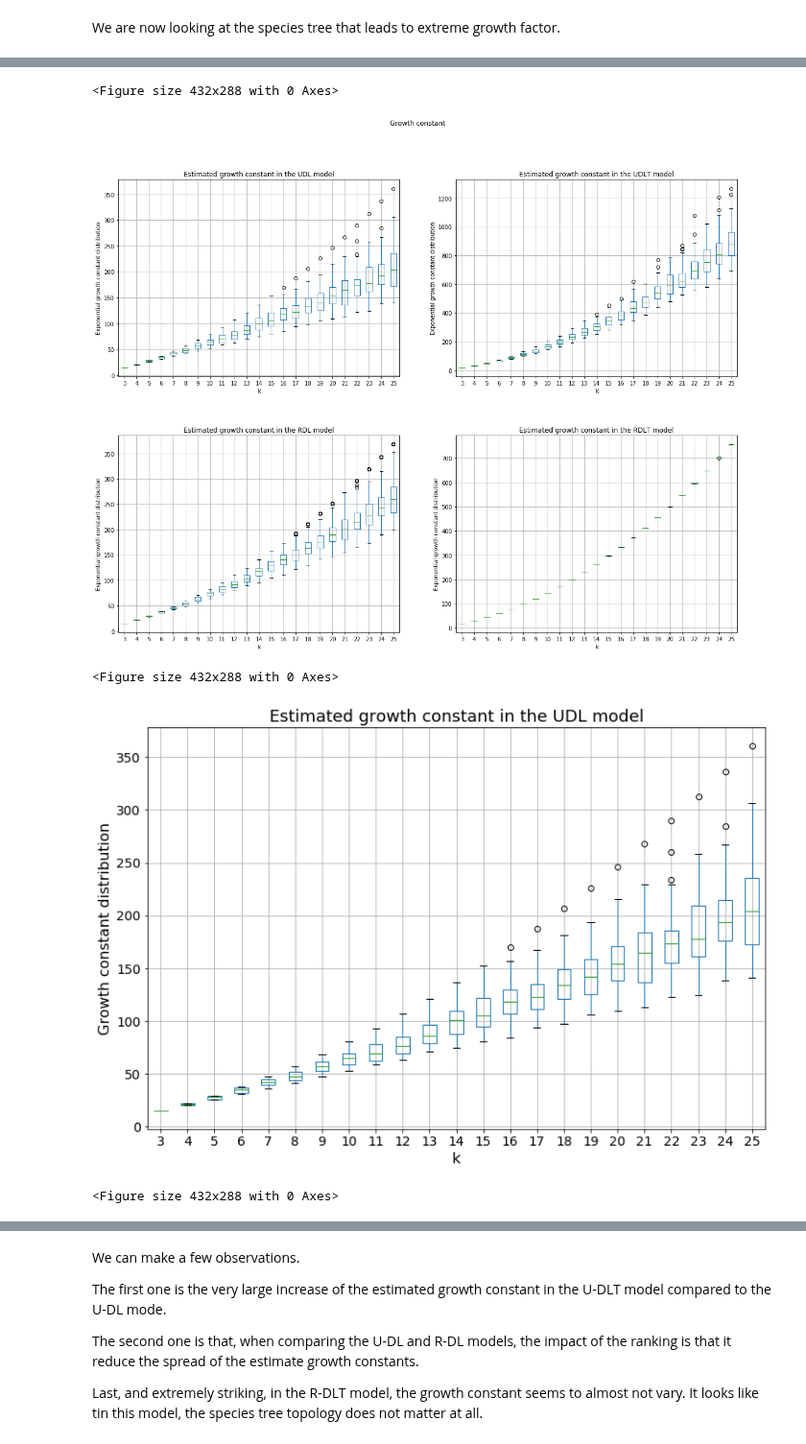
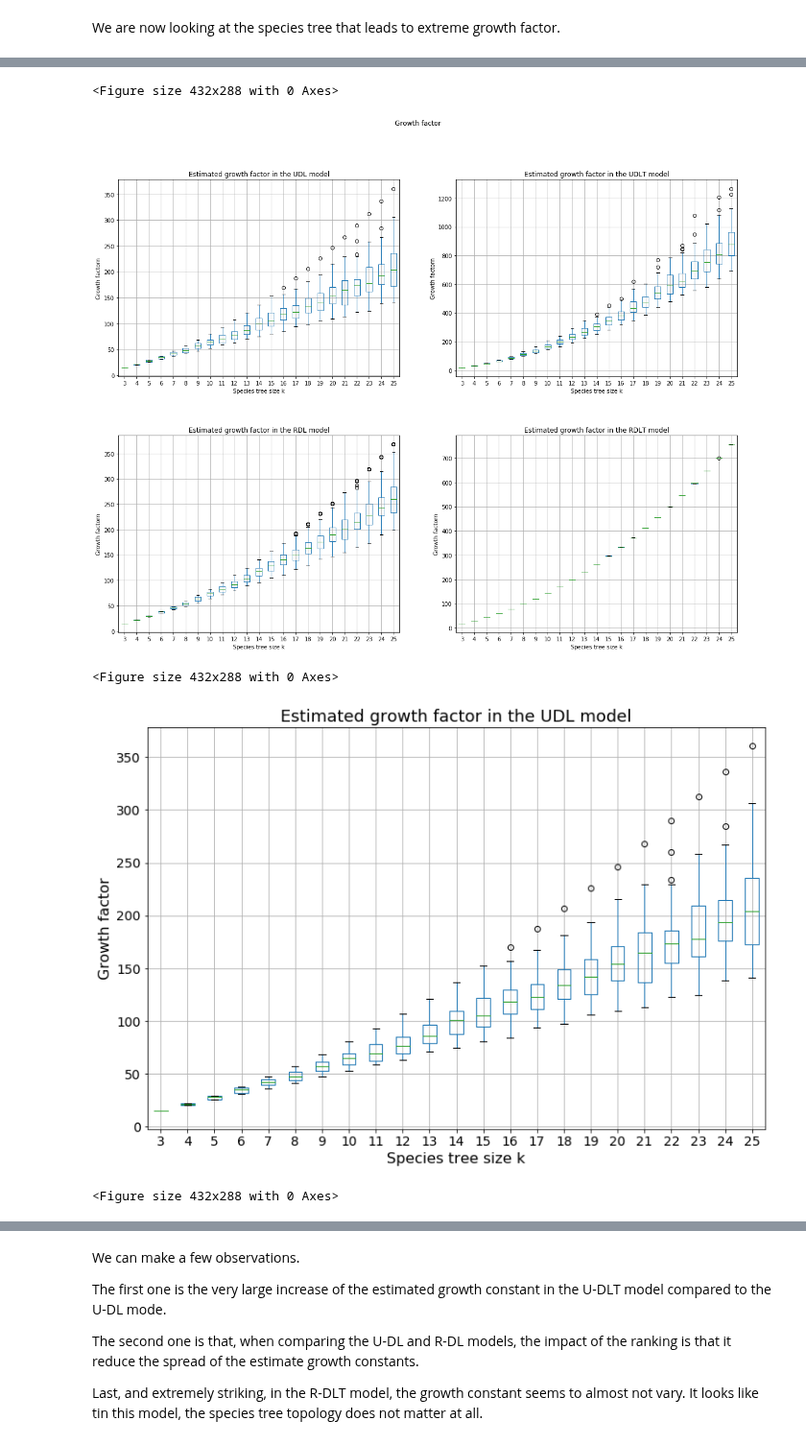
Before and after one commit to cchauve/DLT-Histories, a Jupyter notebook: doc/notebooks/Paper_figures.ipynb, the cells around one changed output, grey strips where cells are left out. Shown at 96% size. Saved outputs shown, nothing was run; the diff lists cells and outputs as text; code cells hidden in the pictures.

```diff
--- a/doc/notebooks/Paper_figures.ipynb
+++ b/doc/notebooks/Paper_figures.ipynb
@@ -451,43 +282,43 @@ RESULTS_ASYMPTOTICS_R_DLT = pd.DataFrame({k: estimate_growth_constant(('R','DLT'
 # %%
 plt.figure()
 fig_asympt4, ax_asympt4 = plt.subplots(nrows=2, ncols=2, figsize=(20,15))
 plt.subplots_adjust(hspace = 0.3)
-fig_asympt4.suptitle('Growth constant')
-RESULTS_ASYMPTOTICS_U_DLa.plot(ax = ax_asympt4[0,0], kind='box', grid=True, return_type='axes', title='Estimated growth constant in the UDL model')
-RESULTS_ASYMPTOTICS_U_DLT.plot(ax = ax_asympt4[0,1], kind='box', grid=True, return_type='axes',  title='Estimated growth constant in the UDLT model')
-RESULTS_ASYMPTOTICS_R_DL.plot(ax = ax_asympt4[1,0], kind='box', grid=True, return_type='axes',  title='Estimated growth constant in the RDL model')
-RESULTS_ASYMPTOTICS_R_DLT.plot(ax = ax_asympt4[1,1], kind='box', grid=True, return_type='axes', title='Estimated growth constant in the RDLT model')
+fig_asympt4.suptitle('Growth factor')
+RESULTS_ASYMPTOTICS_U_DLa.plot(ax = ax_asympt4[0,0], kind='box', grid=True, return_type='axes', title='Estimated growth factor in the UDL model')
+RESULTS_ASYMPTOTICS_U_DLT.plot(ax = ax_asympt4[0,1], kind='box', grid=True, return_type='axes',  title='Estimated growth factor in the UDLT model')
+RESULTS_ASYMPTOTICS_R_DL.plot(ax = ax_asympt4[1,0], kind='box', grid=True, return_type='axes',  title='Estimated growth factor in the RDL model')
+RESULTS_ASYMPTOTICS_R_DLT.plot(ax = ax_asympt4[1,1], kind='box', grid=True, return_type='axes', title='Estimated growth factor in the RDLT model')
 for ax in [ax_asympt4[0,0],ax_asympt4[0,1], ax_asympt4[1,0], ax_asympt4[1,1]]:
-    ax.set_ylabel('Exponential growth constant distribution')
-    ax.set_xlabel('k')
+    ax.set_ylabel('Growth factor')
+    ax.set_xlabel('Species tree size k')
 plt.show()
 
 plt.figure()
-ax_asympt4a = RESULTS_ASYMPTOTICS_U_DLa.plot(kind='box', grid=True, return_type='axes', figsize=(12,8), title='Estimated growth constant in the UDL model', fontsize=14)
+ax_asympt4a = RESULTS_ASYMPTOTICS_U_DLa.plot(kind='box', grid=True, return_type='axes', figsize=(12,8), title='Estimated growth factor in the UDL model', fontsize=14)
 ax_asympt4a.title.set_size(18)
-ax_asympt4a.set_ylabel('Growth constant distribution', fontsize=16)
-ax_asympt4a.set_xlabel('k', fontsize=16)
-plt.savefig('estimated_growth_constant_U_DL.png')
+ax_asympt4a.set_ylabel('Growth factor', fontsize=16)
+ax_asympt4a.set_xlabel('Species tree size k', fontsize=16)
+plt.savefig('estimated_growth_factor_U_DL.png')
 plt.show()
 
 plt.figure()
-ax_asympt4b = RESULTS_ASYMPTOTICS_U_DLT.plot(kind='box', grid=True, return_type='axes', figsize=(12,8), title='Estimated growth constant in the UDLT model', fontsize=14)
+ax_asympt4b = RESULTS_ASYMPTOTICS_U_DLT.plot(kind='box', grid=True, return_type='axes', figsize=(12,8), title='Estimated growth factor in the UDLT model', fontsize=14)
 ax_asympt4b.title.set_size(18)
-ax_asympt4b.set_ylabel('Growth constant distribution', fontsize=16)
-ax_asympt4b.set_xlabel('k', fontsize=16)
-plt.savefig('estimated_growth_constant_U_DLT.png')
+ax_asympt4b.set_ylabel('Growth factor', fontsize=16)
+ax_asympt4b.set_xlabel('Species tree size k', fontsize=16)
+plt.savefig('estimated_growth_factor_U_DLT.png')
 plt.show()
 
 plt.figure()
-ax_asympt4c = RESULTS_ASYMPTOTICS_R_DLT.plot(kind='box', grid=True, return_type='axes', figsize=(12,8), title='Estimated growth constant in the RDLT model', fontsize=14)
+ax_asympt4c = RESULTS_ASYMPTOTICS_R_DLT.plot(kind='box', grid=True, return_type='axes', figsize=(12,8), title='Estimated growth factor in the RDLT model', fontsize=14)
 ax_asympt4c.title.set_size(18)
-ax_asympt4c.set_ylabel('Growth constant distribution', fontsize=16)
-ax_asympt4c.set_xlabel('k', fontsize=16)
-plt.savefig('estimated_growth_constant_R_DLT.png')
+ax_asympt4c.set_ylabel('Growth factor', fontsize=16)
+ax_asympt4c.set_xlabel('Species tree size k', fontsize=16)
+plt.savefig('estimated_growth_factor_R_DLT.png')
 plt.show()
 # %% [output]
 <Figure size 432x288 with 0 Axes>
-[figure, old version]
+[figure, new version]
 <Figure size 432x288 with 0 Axes>
-[figure, old version]
+[figure, new version]
 <Figure size 432x288 with 0 Axes>
```
Also changed, not shown: parts of 34 cells of this notebook.
